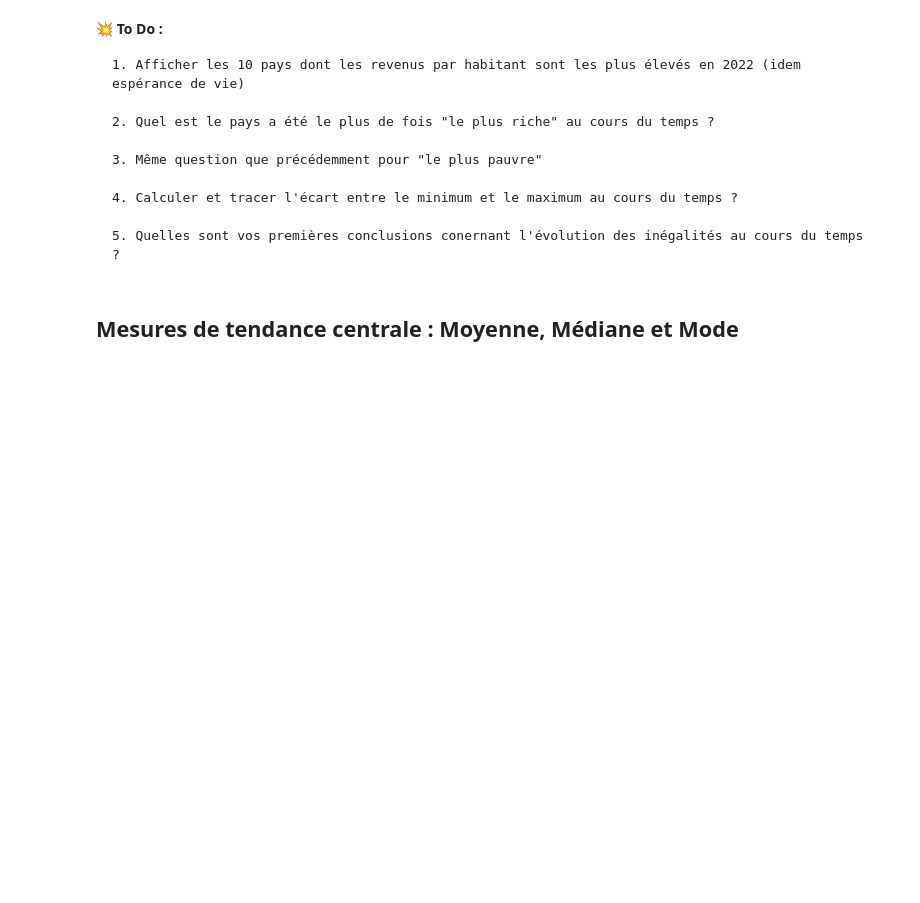
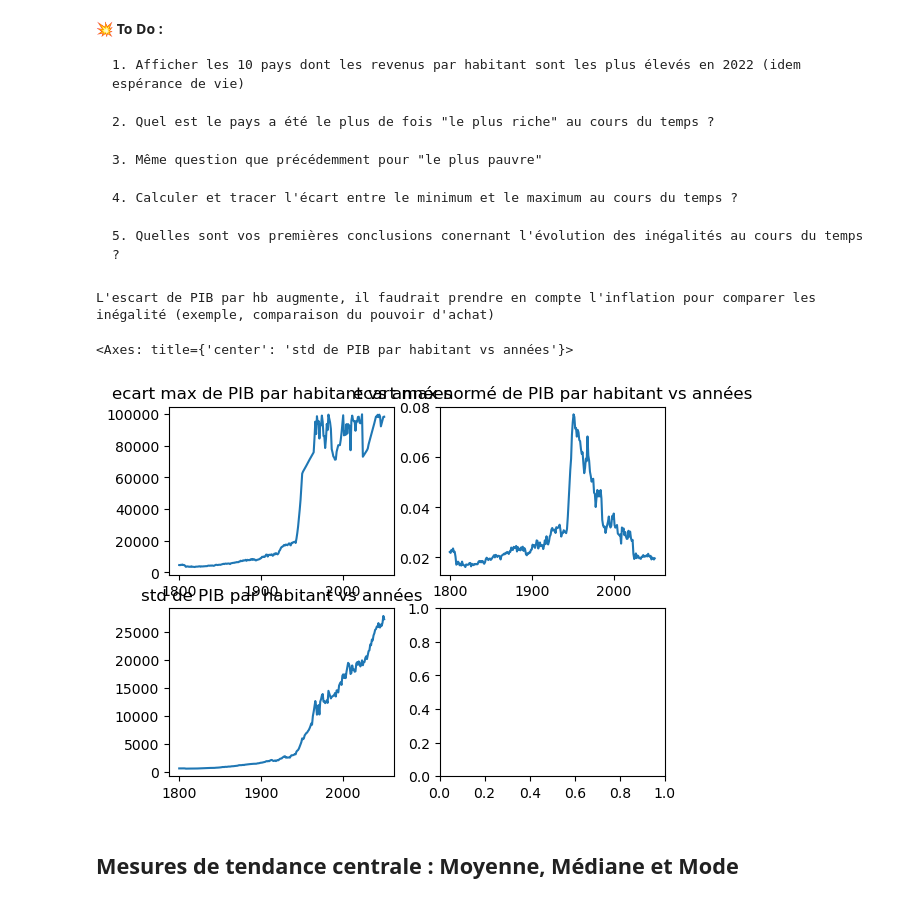
Before and after one commit to thomasmari/DataS3PG, a Jupyter notebook: module/8.Stats/1. Intro Gapminder.ipynb, the cells around one changed output. Drawn from its saved outputs; the diff is of its cells as text; code cells hidden in the pictures; blank space fills up the shorter version.

```diff
--- a/module/8.Stats/1. Intro Gapminder.ipynb
+++ b/module/8.Stats/1. Intro Gapminder.ipynb
@@ -175,0 +237,16 @@ Pour chaque dataset :
+# %%
+# Pour chaque dataset :
+
+#     - Charger les données
+data_life = pd.read_csv('data_gapminder/life_expectancy_years.csv')
+#     - Afficher les 10 premiers éléments du dataframe
+display(data_life.iloc[0:10,])
+#     - Afficher 5 éléments au hasard du dataframe
+import random as rd
+n=len(data_life.index)
+for i in range(5):
+    i = rd.randint(0, n)
+    display(data_life.iloc[[i],])
+#     - Afficher les 5 derniers éléments du dataframe
+
+display(data_life.iloc[n-5:n,])
@@ -264,6 +471,41 @@ De nombreux outils existent pour décrire nos observations (données). Nous en v
     4. Calculer et tracer l'écart entre le minimum et le maximum au cours du temps ?
 
     5. Quelles sont vos premières conclusions conernant l'évolution des inégalités au cours du temps ?
+# %%
+#    1. Afficher les 10 pays dont les revenus par habitant sont les plus élevés en 2022 (idem espérance de vie)
+dv1i = data_i.loc[:,['2022']].sort_values(by=['2022'],ascending=False).iloc[0:10,:]
+dv1i
+dv1l = data_l.loc[:,['2022']].sort_values(by=['2022'],ascending=False).iloc[0:10,:]
+dv1l
+
+#    2. Quel est le pays a été le plus de fois "le plus riche" au cours du temps ?
+#method 1
+data_input = data_i.copy()
+palmares = data_input == data_input.max()
+palmares.sum(axis=1).sort_values()
+
+#method 2
+data_i.idxmax().value_counts()
+
+#    3. Même question que précédemment pour "le plus pauvre"
+data_i.idxmin().value_counts()
+
+#    4. Calculer et tracer l'écart entre le minimum et le maximum au cours du temps ?
+import matplotlib.pyplot as plt
+fig, axes = plt.subplots(nrows=2, ncols=2)
+
+(data_i.max()-data_i.min()).plot(ax=axes[0,0],title="ecart max de PIB par habitant vs années")
+
+#    5. Quelles sont vos premières conclusions conernant l'évolution des inégalités au cours du temps ?
+print("L'escart de PIB par hb augmente, il faudrait prendre en compte l'inflation pour comparer les inégalité (exemple, comparaison du pouvoir d'achat) ")
+((data_i.max()-data_i.min())/data_i.sum()).plot(ax=axes[0,1],title="ecart max normé de PIB par habitant vs années")
+
+#On pourrait utilisé
+display(data_i.std().plot(ax=axes[1,0],title = "std de PIB par habitant vs années"))
+# %% [output]
+L'escart de PIB par hb augmente, il faudrait prendre en compte l'inflation pour comparer les inégalité (exemple, comparaison du pouvoir d'achat)
+<Axes: title={'center': 'std de PIB par habitant vs années'}>
+[figure, added]
 # %% [markdown]
 ## Mesures de tendance centrale : Moyenne, Médiane et Mode
 # %% [markdown]
```
Also changed, not shown: parts of 8 cells of this notebook.
